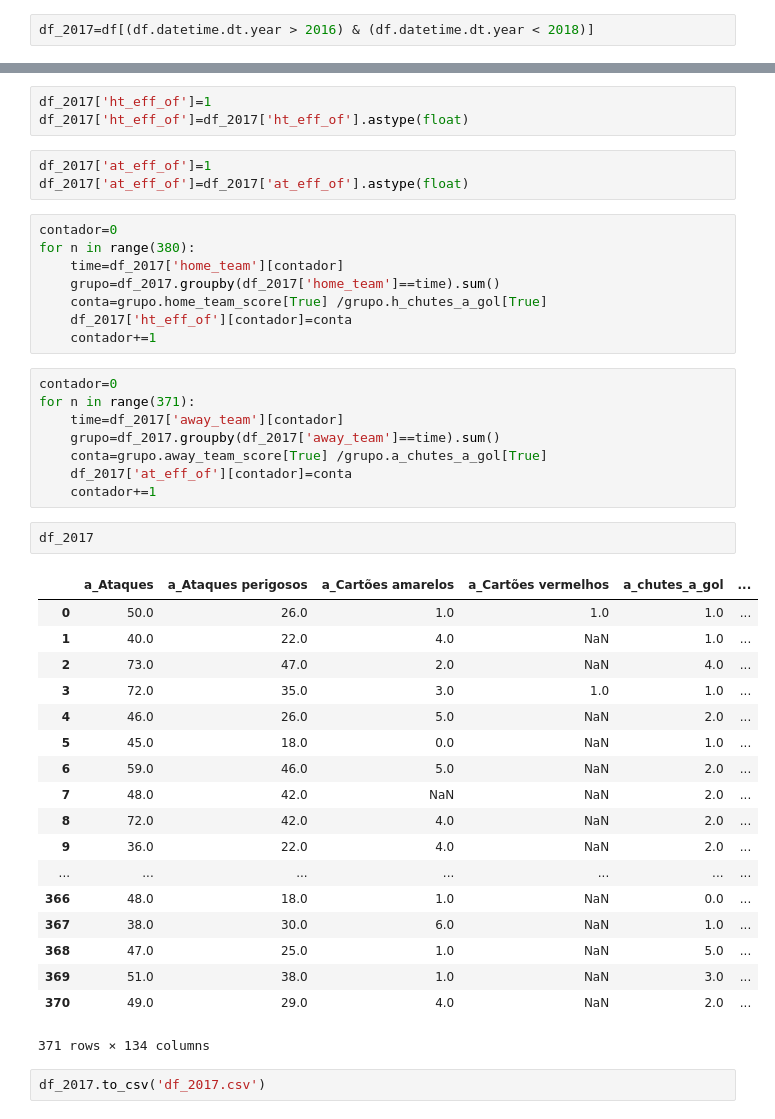
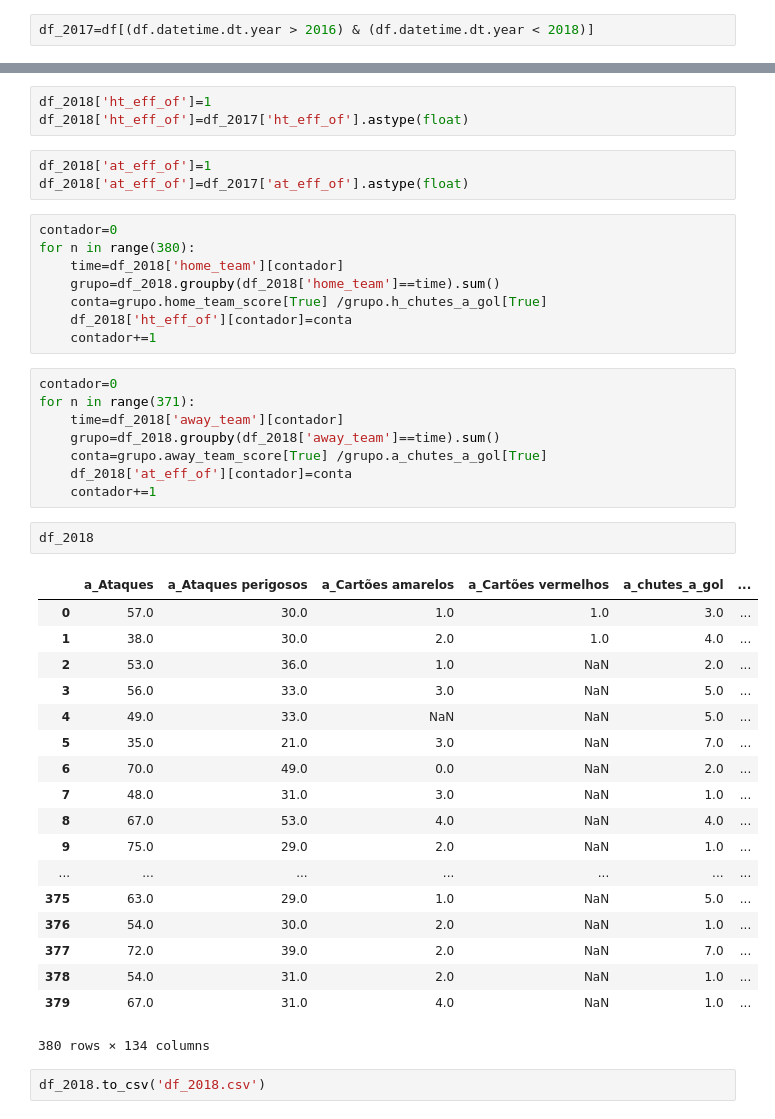
Before and after one commit to hlapa/brazilian_soccer_prediction, a Jupyter notebook: posição_time.ipynb, the cells around one changed output, grey strips where cells are left out. Cells and saved outputs as stored; diff of their text form.

```diff
--- a/posição_time.ipynb
+++ b/posição_time.ipynb
@@ -30,45 +32,45 @@ df_2017=df_2017.rename(columns={'h_Chutes a gol':'h_chutes_a_gol','a_Chutes a go
 # %%
-df_2017['ht_eff_of']=1
-df_2017['ht_eff_of']=df_2017['ht_eff_of'].astype(float)
+df_2018['ht_eff_of']=1
+df_2018['ht_eff_of']=df_2017['ht_eff_of'].astype(float)
 # %%
-df_2017['at_eff_of']=1
-df_2017['at_eff_of']=df_2017['at_eff_of'].astype(float)
+df_2018['at_eff_of']=1
+df_2018['at_eff_of']=df_2017['at_eff_of'].astype(float)
 # %%
 contador=0
 for n in range(380):
-    time=df_2017['home_team'][contador]
-    grupo=df_2017.groupby(df_2017['home_team']==time).sum()
+    time=df_2018['home_team'][contador]
+    grupo=df_2018.groupby(df_2018['home_team']==time).sum()
     conta=grupo.home_team_score[True] /grupo.h_chutes_a_gol[True]
-    df_2017['ht_eff_of'][contador]=conta
+    df_2018['ht_eff_of'][contador]=conta
     contador+=1
 # %%
 contador=0
 for n in range(371):
-    time=df_2017['away_team'][contador]
-    grupo=df_2017.groupby(df_2017['away_team']==time).sum()
+    time=df_2018['away_team'][contador]
+    grupo=df_2018.groupby(df_2018['away_team']==time).sum()
     conta=grupo.away_team_score[True] /grupo.a_chutes_a_gol[True]
-    df_2017['at_eff_of'][contador]=conta
+    df_2018['at_eff_of'][contador]=conta
     contador+=1
-# %%
-df_2017
-# %% [output]
-|  | a_Ataques | a_Ataques perigosos | a_Cartões amarelos | a_Cartões vermelhos | a_chutes_a_gol | ... |
-| 0 | 50.0 | 26.0 | 1.0 | 1.0 | 1.0 | ... |
-| 1 | 40.0 | 22.0 | 4.0 | NaN | 1.0 | ... |
-| 2 | 73.0 | 47.0 | 2.0 | NaN | 4.0 | ... |
-| 3 | 72.0 | 35.0 | 3.0 | 1.0 | 1.0 | ... |
-| 4 | 46.0 | 26.0 | 5.0 | NaN | 2.0 | ... |
-| 5 | 45.0 | 18.0 | 0.0 | NaN | 1.0 | ... |
-| 6 | 59.0 | 46.0 | 5.0 | NaN | 2.0 | ... |
-| 7 | 48.0 | 42.0 | NaN | NaN | 2.0 | ... |
-| 8 | 72.0 | 42.0 | 4.0 | NaN | 2.0 | ... |
-| 9 | 36.0 | 22.0 | 4.0 | NaN | 2.0 | ... |
-| ... | ... | ... | ... | ... | ... | ... |
-| 366 | 48.0 | 18.0 | 1.0 | NaN | 0.0 | ... |
-| 367 | 38.0 | 30.0 | 6.0 | NaN | 1.0 | ... |
-| 368 | 47.0 | 25.0 | 1.0 | NaN | 5.0 | ... |
-| 369 | 51.0 | 38.0 | 1.0 | NaN | 3.0 | ... |
-| 370 | 49.0 | 29.0 | 4.0 | NaN | 2.0 | ... |
-371 rows × 134 columns
+# %%
+df_2018
+# %% [output]
+|  | a_Ataques | a_Ataques perigosos | a_Cartões amarelos | a_Cartões vermelhos | a_chutes_a_gol | ... |
+| 0 | 57.0 | 30.0 | 1.0 | 1.0 | 3.0 | ... |
+| 1 | 38.0 | 30.0 | 2.0 | 1.0 | 4.0 | ... |
+| 2 | 53.0 | 36.0 | 1.0 | NaN | 2.0 | ... |
+| 3 | 56.0 | 33.0 | 3.0 | NaN | 5.0 | ... |
+| 4 | 49.0 | 33.0 | NaN | NaN | 5.0 | ... |
+| 5 | 35.0 | 21.0 | 3.0 | NaN | 7.0 | ... |
+| 6 | 70.0 | 49.0 | 0.0 | NaN | 2.0 | ... |
+| 7 | 48.0 | 31.0 | 3.0 | NaN | 1.0 | ... |
+| 8 | 67.0 | 53.0 | 4.0 | NaN | 4.0 | ... |
+| 9 | 75.0 | 29.0 | 2.0 | NaN | 1.0 | ... |
+| ... | ... | ... | ... | ... | ... | ... |
+| 375 | 63.0 | 29.0 | 1.0 | NaN | 5.0 | ... |
+| 376 | 54.0 | 30.0 | 2.0 | NaN | 1.0 | ... |
+| 377 | 72.0 | 39.0 | 2.0 | NaN | 7.0 | ... |
+| 378 | 54.0 | 31.0 | 2.0 | NaN | 1.0 | ... |
+| 379 | 67.0 | 31.0 | 4.0 | NaN | 1.0 | ... |
+380 rows × 134 columns
 # %%
-df_2017.to_csv('df_2017.csv')
+df_2018.to_csv('df_2018.csv')
```
Also changed, not shown: parts of 5 cells of this notebook, 1 other file.
